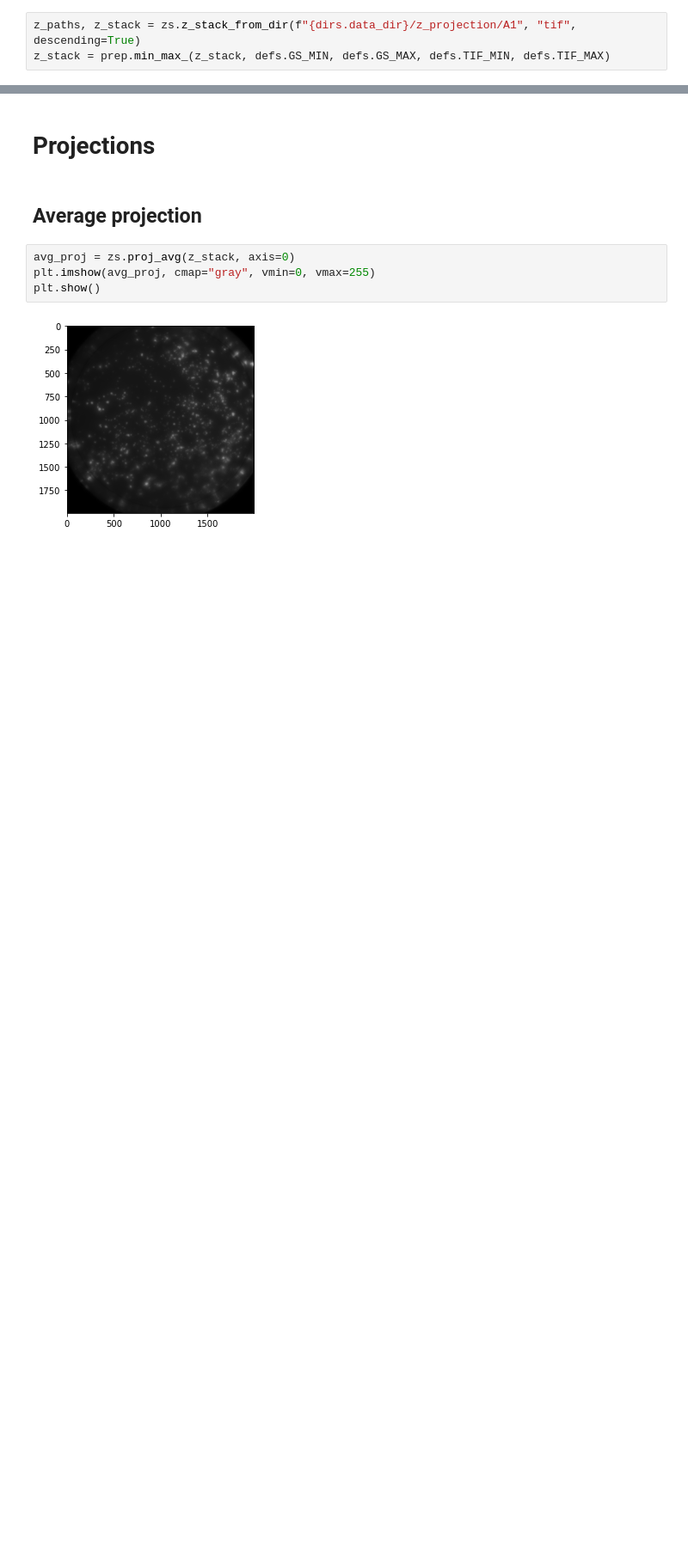
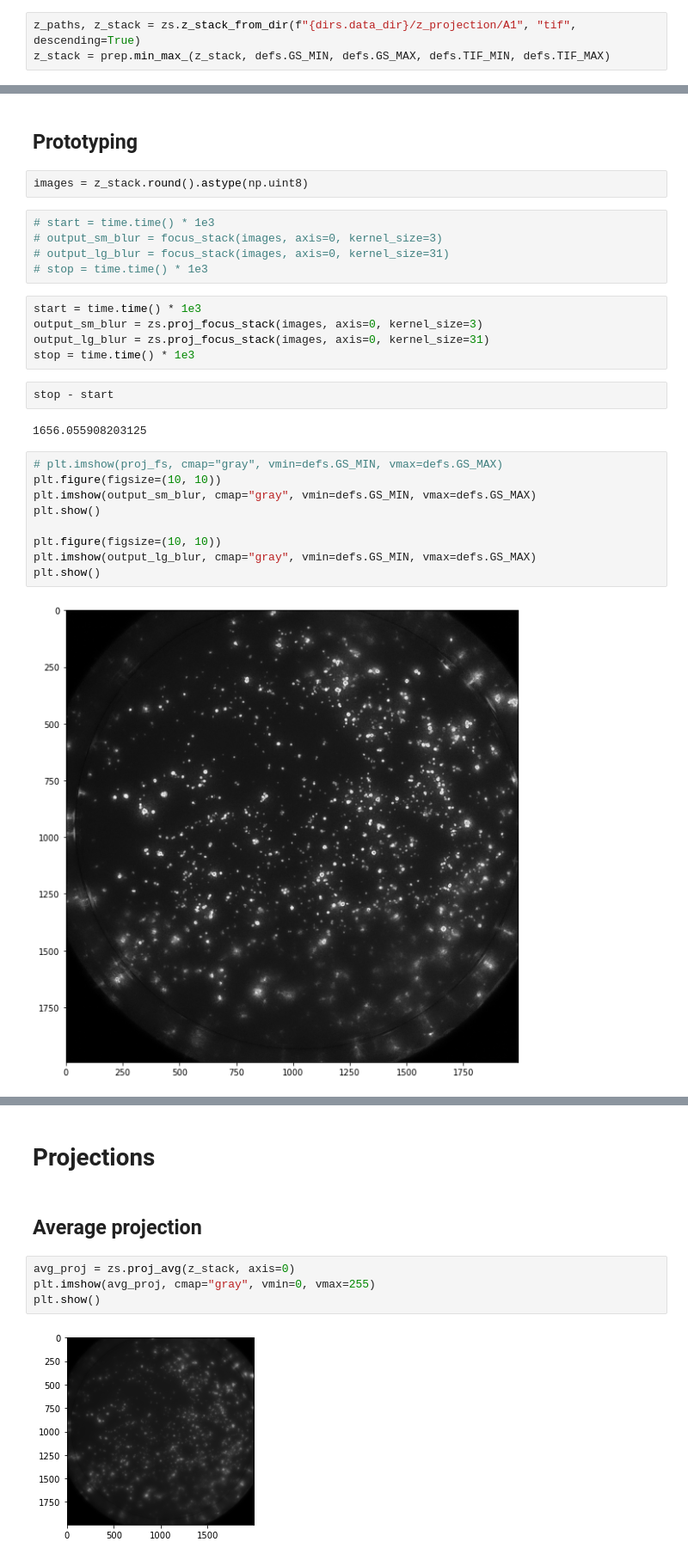
Before and after one commit to fogg-lab/tissue-model-analysis-tools, a Jupyter notebook: notebooks/z_stack_v1.ipynb, the cells around one changed output, grey strips where cells are left out. Shown at 86% size. Saved outputs shown, nothing was run; the diff lists cells and outputs as text; blank space fills up the shorter version.

Commit message:
Z-stack focus stack projection working.

```diff
--- a/notebooks/z_stack_v1.ipynb
+++ b/notebooks/z_stack_v1.ipynb
@@ -29,0 +42,29 @@ z_stack = prep.min_max_(z_stack, defs.GS_MIN, defs.GS_MAX, defs.TIF_MIN, defs.TI
+# %% [markdown]
+## Prototyping
+# %%
+images = z_stack.round().astype(np.uint8)
+# %%
+# start = time.time() * 1e3
+# output_sm_blur = focus_stack(images, axis=0, kernel_size=3)
+# output_lg_blur = focus_stack(images, axis=0, kernel_size=31)
+# stop = time.time() * 1e3
+# %%
+start = time.time() * 1e3
+output_sm_blur = zs.proj_focus_stack(images, axis=0, kernel_size=3)
+output_lg_blur = zs.proj_focus_stack(images, axis=0, kernel_size=31)
+stop = time.time() * 1e3
+# %%
+stop - start
+# %% [output]
+1656.055908203125
+# %%
+# plt.imshow(proj_fs, cmap="gray", vmin=defs.GS_MIN, vmax=defs.GS_MAX)
+plt.figure(figsize=(10, 10))
+plt.imshow(output_sm_blur, cmap="gray", vmin=defs.GS_MIN, vmax=defs.GS_MAX)
+plt.show()
+
+plt.figure(figsize=(10, 10))
+plt.imshow(output_lg_blur, cmap="gray", vmin=defs.GS_MIN, vmax=defs.GS_MAX)
+plt.show()
+# %% [output]
+[figure, added]
```
Also changed, not shown: parts of 7 cells of this notebook, 1 other file.
